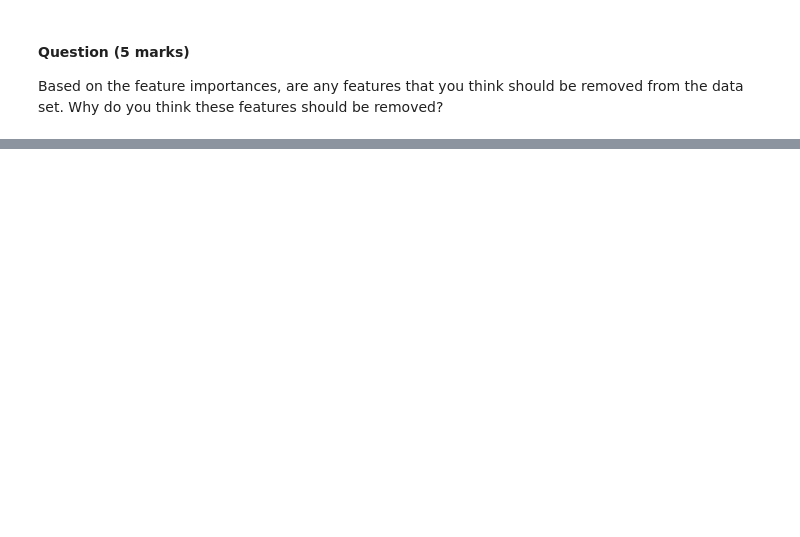
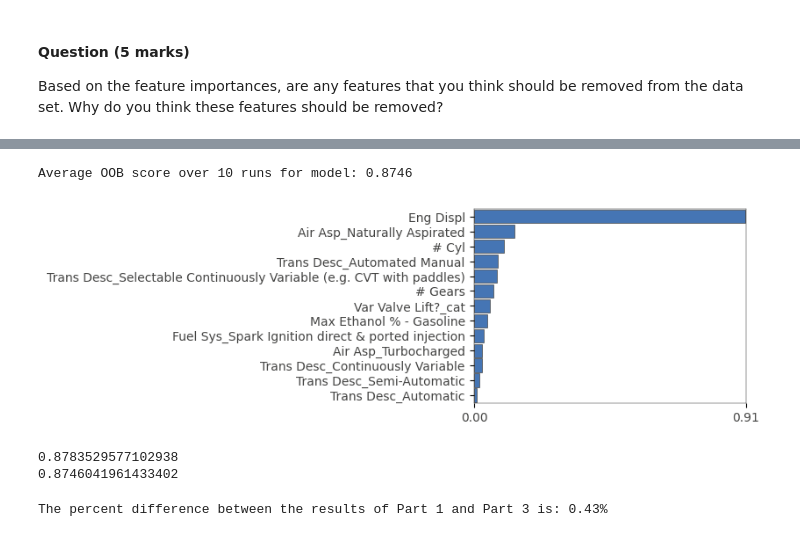
Before and after one commit to joncalle/ML1, a Jupyter notebook: Graded_Lab_2.ipynb, the cells around one changed output, grey strips where cells are left out. Drawn from its saved outputs; the diff is of its cells as text; code cells hidden in the pictures; blank space fills up the shorter version.

```diff
--- a/Graded_Lab_2.ipynb
+++ b/Graded_Lab_2.ipynb
@@ -271,2 +306,36 @@ Based on the feature importances, are any features that you think should be remo
 
 These features could potentially be removed because they have low feature importances in both Part 1 and Part 3. Low feature importances indicate that these features have less impact or correlation with the target variable, 'Comb Unadj FE - Conventional Fuel'. Removing such features can simplify the model and potentially improve its performance by reducing noise or irrelevant information.
+# %%
+final_fetures = ['Eng Displ',
+                 '# Cyl',
+                 '# Gears',
+                 'Max Ethanol % - Gasoline',
+                 'Fuel Sys_Spark Ignition direct & ported injection',
+                 'Air Asp_Naturally Aspirated',
+                 'Air Asp_Turbocharged',
+                 'Trans Desc_Automated Manual',
+                 'Trans Desc_Continuously Variable',
+                 'Trans Desc_Selectable Continuously Variable (e.g. CVT with paddles)',
+                 'Var Valve Lift?_cat',
+                 'Trans Desc_Semi-Automatic',
+                 'Trans Desc_Automatic']
+
+X4, y4 = df3[final_fetures], df_veh['Comb Unadj FE - Conventional Fuel']
+model4, oob_score4 = evaluate(X4, y4)
+# %% [output]
+Average OOB score over 10 runs for model: 0.8746
+# %%
+showimp(model4, X4, y4)
+# %% [output]
+[figure, added]
+# %%
+print(oob_score3)
+print(oob_score4)
+# %% [output]
+0.8783529577102938
+0.8746041961433402
+# %%
+percent_difference2 = abs(oob_score3 - oob_score4) / ((oob_score3 + oob_score4) / 2) * 100
+print(f"The percent difference between the results of Part 3 and Part 4 is: {percent_difference2:.2f}%")
+# %% [output]
+The percent difference between the results of Part 1 and Part 3 is: 0.43%
```
Also changed, not shown: parts of 31 cells of this notebook.
